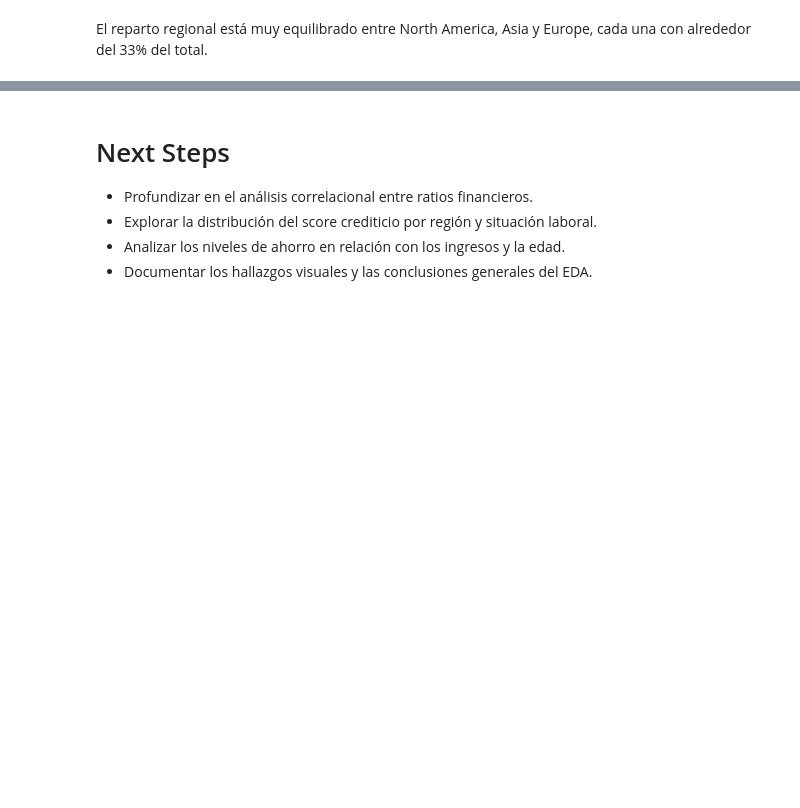
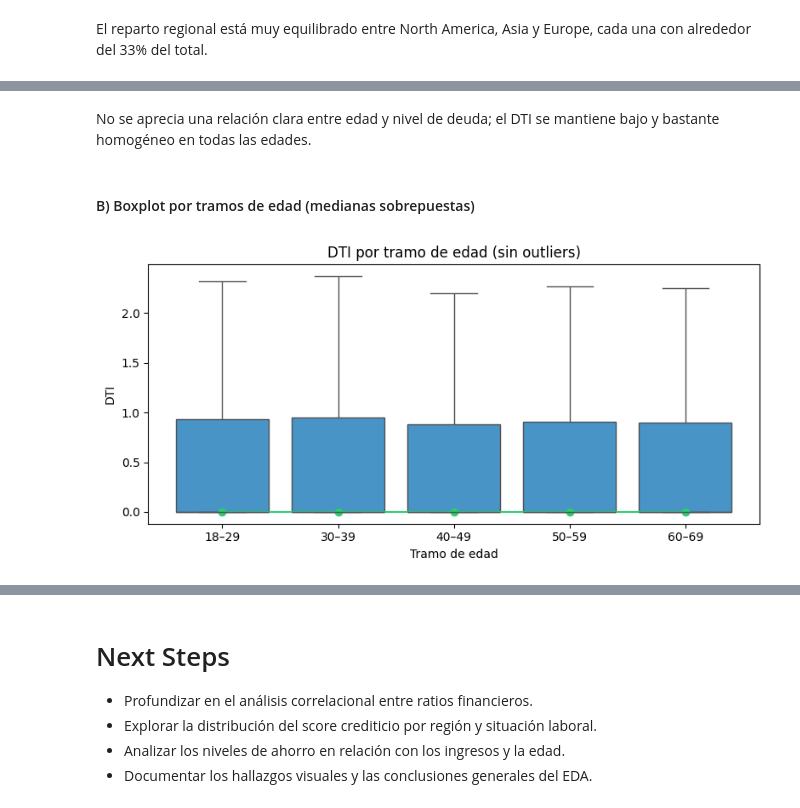
Before and after one commit to RogerFernando98/Big-4-Financial-Risk-Insights-2020-2025-, a Jupyter notebook: notebooks/3_eda.ipynb, the cells around one changed output, grey strips where cells are left out. Cells and saved outputs as stored; diff of their text form; code cells hidden in the pictures; blank space fills up the shorter version.

```diff
--- a/notebooks/3_eda.ipynb
+++ b/notebooks/3_eda.ipynb
@@ -319,2 +343,23 @@ El reparto regional está muy equilibrado entre North America, Asia y Europe, ca
+# %% [markdown]
+No se aprecia una relación clara entre edad y nivel de deuda; el DTI se mantiene bajo y bastante homogéneo en todas las edades.
+# %% [markdown]
+#### B) Boxplot por tramos de edad (medianas sobrepuestas)
 # %%
-# gráfico
+# Tramos de edad (puedes ajustarlos)
+bins   = [18, 30, 40, 50, 60, 70]
+labels = ["18–29", "30–39", "40–49", "50–59", "60–69"]
+df_age["age_bin"] = pd.cut(df_age["age"], bins=bins, right=False, labels=labels)
+
+plt.figure(figsize=(8,4))
+sns.boxplot(data=df_age, x="age_bin", y="debt_to_income_ratio",
+            color=color_total, showfliers=False)
+# Medianas sobrepuestas
+medianas = df_age.groupby("age_bin")["debt_to_income_ratio"].median()
+plt.plot(range(len(medianas)), medianas.values, marker='o', color=color_activos)
+plt.title("DTI por tramo de edad (sin outliers)")
+plt.xlabel("Tramo de edad"); plt.ylabel("DTI")
+plt.tight_layout(); plt.show()
+
+# Esto compara niveles típicos de DTI (medianas/IQR) entre cohortes de edad.
+# %% [output]
+[figure, added]
```
Also changed, not shown: parts of 90 cells of this notebook.
